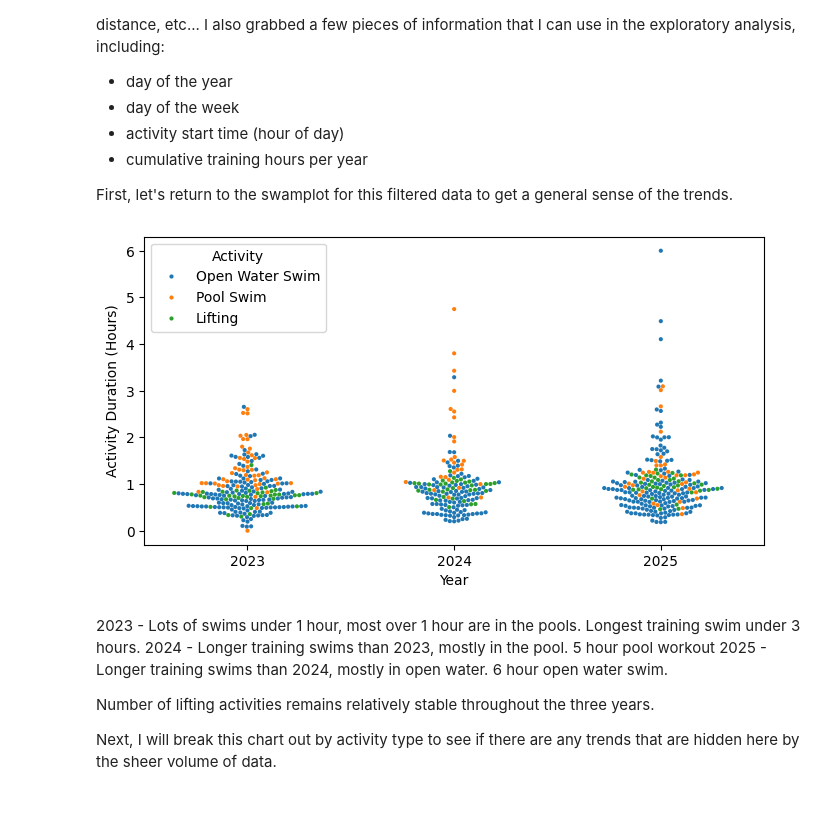
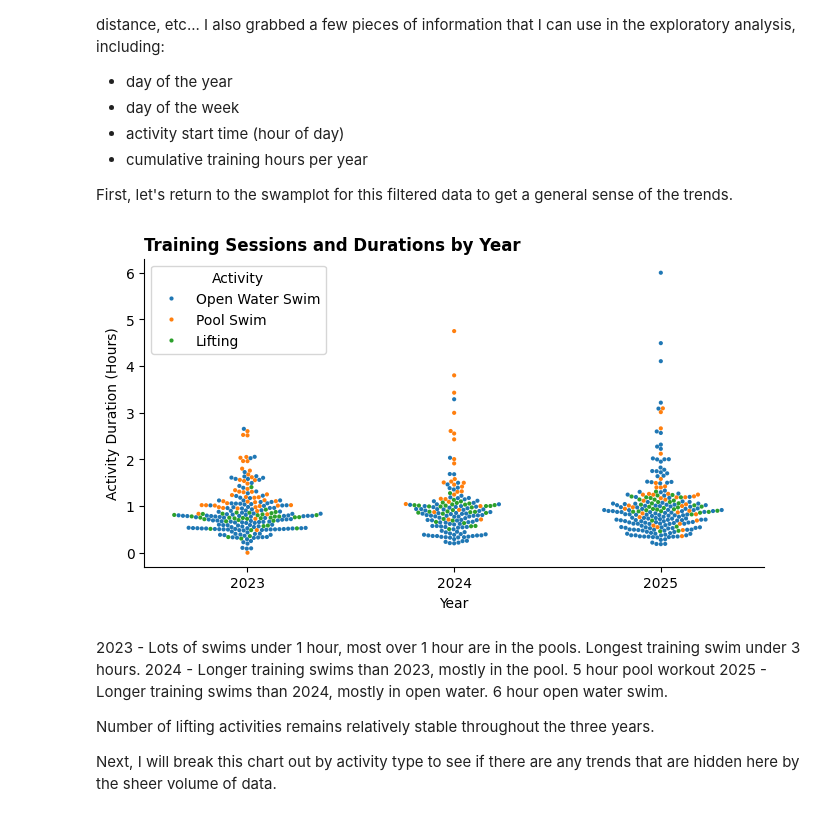
Before and after one commit to andrew-cotter/SF_Bay, a Jupyter notebook: exploratory_analysis.ipynb, the cells around one changed output. Drawn from its saved outputs; the diff is of its cells as text; code cells hidden in the pictures.

```diff
--- a/exploratory_analysis.ipynb
+++ b/exploratory_analysis.ipynb
@@ -163,19 +182,23 @@ First, let's return to the swamplot for this filtered data to get a general sens
 # %%
 fix, ax = plt.subplots(figsize=(8,4))
 
 plot = sns.swarmplot(
     data=df,
     y="duration_hr",
     x = "year",
     hue="type",
     size=3  # Treat year as categorical by converting to string
 )
+sns.despine()
+
 plt.ylabel("Activity Duration (Hours)")
 plt.xlabel("Year")
 plt.legend(title="Activity")
+plt.title("Training Sessions and Durations by Year", loc="left", fontweight="bold", )
+
 plt.show()
 # %% [output]
-[figure, old version]
+[figure, new version]
 # %% [markdown]
 2023 - Lots of swims under 1 hour, most over 1 hour are in the pools. Longest training swim under 3 hours.
 2024 - Longer training swims than 2023, mostly in the pool. 5 hour pool workout
```
Also changed, not shown: parts of 12 cells of this notebook, 2 other files.
